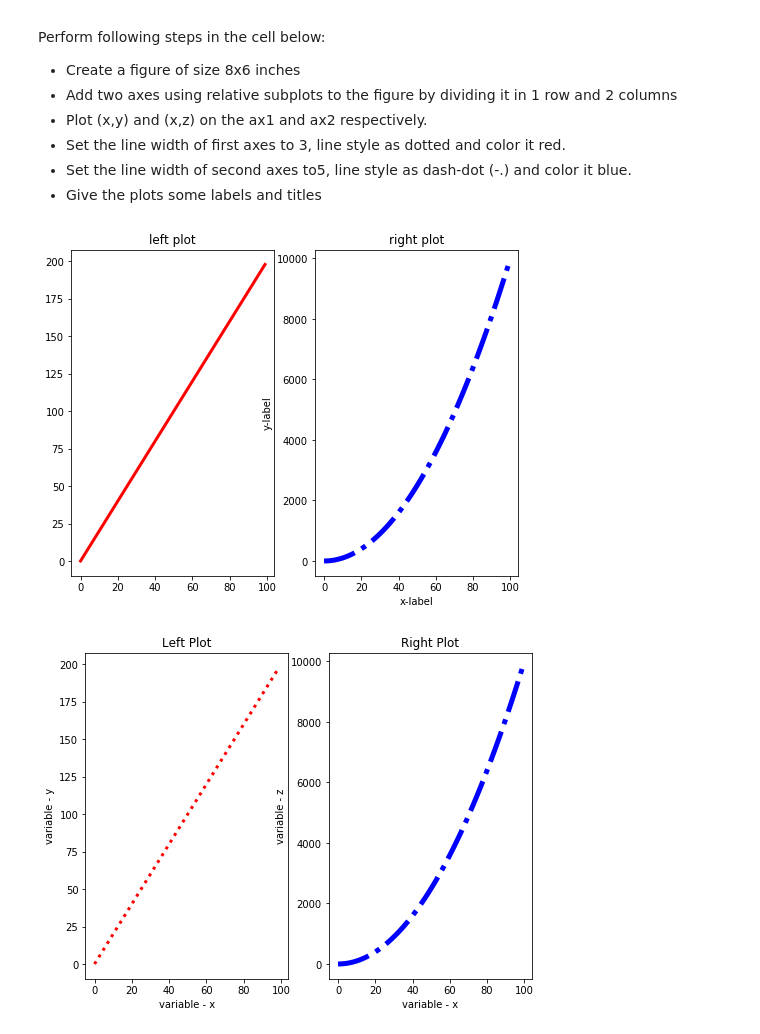
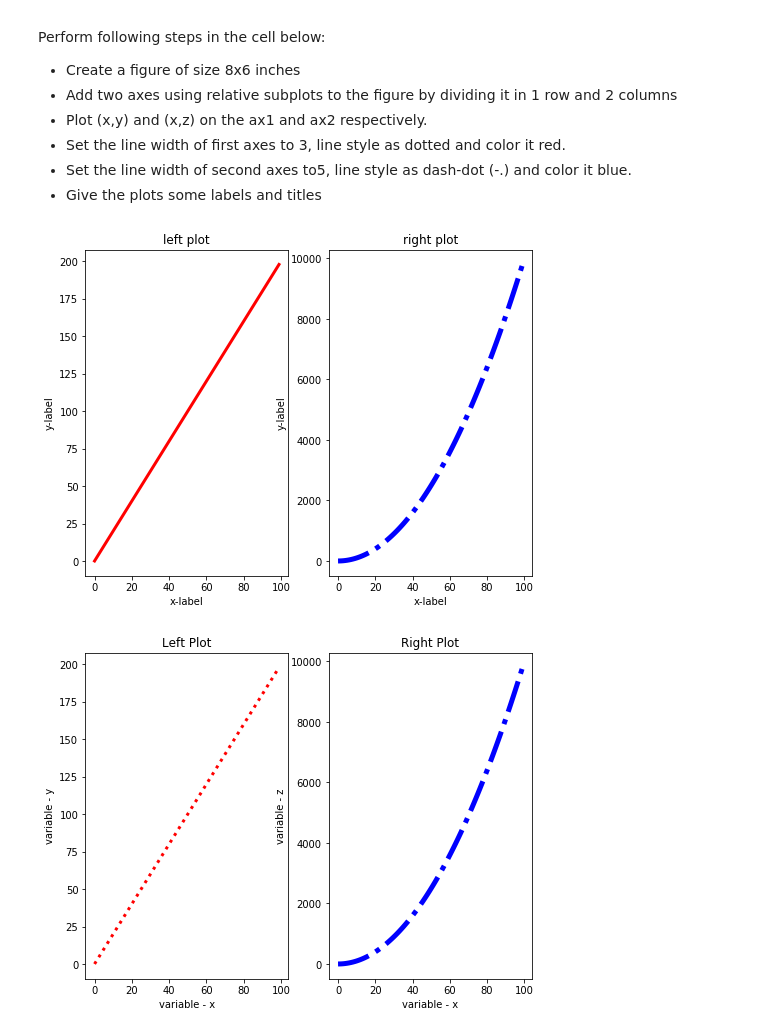
Before and after one commit to kevintheduu/dsc-1-03-13-customizing-visualizations-with-matplotlib-lab-seattle-ds-career-040119, a Jupyter notebook: index.ipynb, the cells around one changed output. Saved outputs shown, nothing was run; the diff lists cells and outputs as text; code cells hidden in the pictures.

```diff
--- a/index.ipynb
+++ b/index.ipynb
@@ -147,20 +147,22 @@ Perform following steps in the cell below:
 # %%
 fig = plt.figure(figsize=(8,6))
 ax = fig.add_subplot(121)
 
 ax2 = fig.add_subplot(122)
 
 ax.plot(x,y,color='red',linewidth=3,linestyle = "-")
 ax.set_title("left plot")
+ax.set_xlabel('x-label')
+ax.set_ylabel('y-label')
 
 ax2.plot(x,z,color='blue',linewidth=5,linestyle="-.")
 ax2.set_title('right plot')
 ax2.set_xlabel('x-label')
 ax2.set_ylabel('y-label')
 
 plt.show()
 # %% [output]
-[figure, old version]
+[figure, new version]
 # %%
 # %% [output]
 [figure]
```
